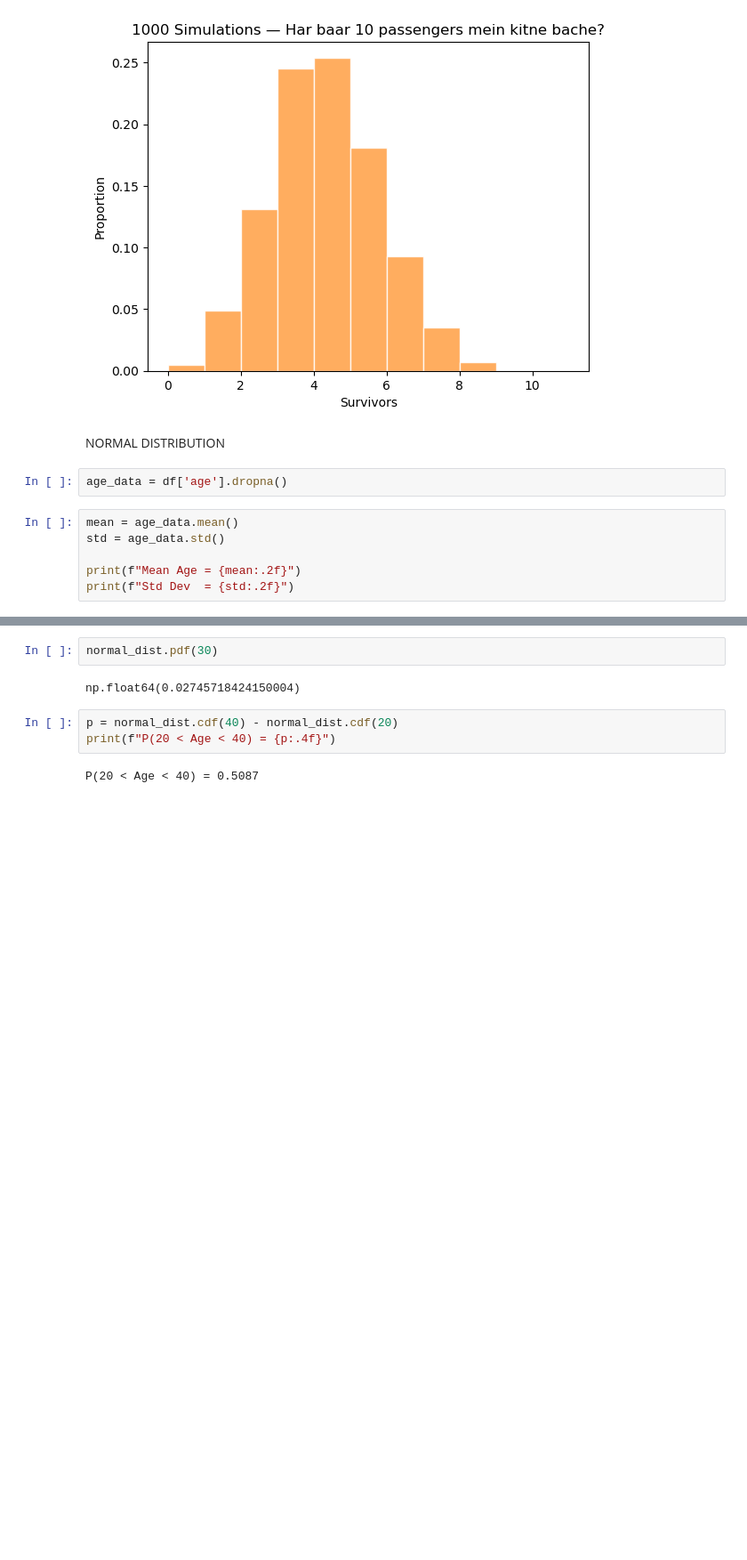
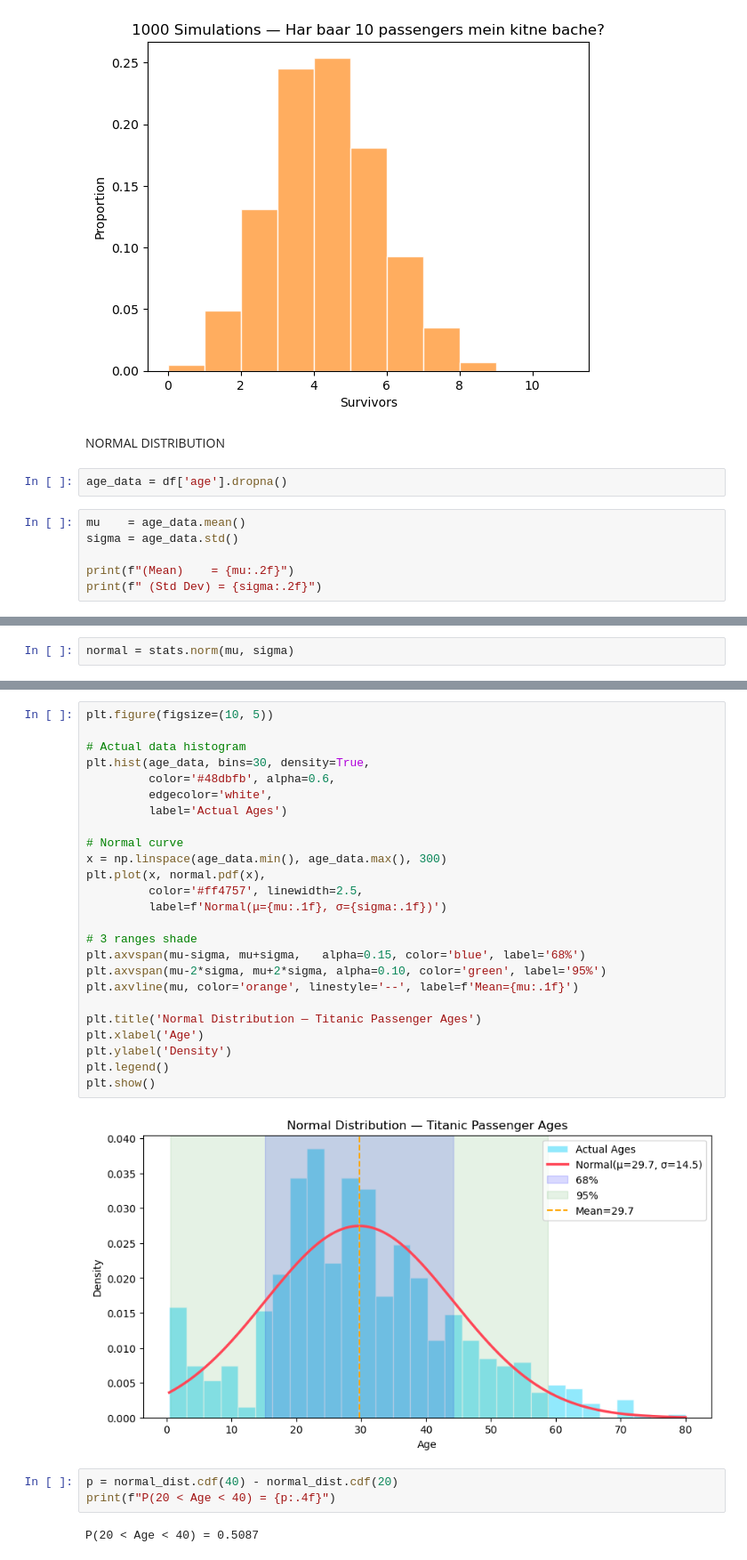
Before and after one commit to tashfeen786/AI-ML-BootCamp, a Jupyter notebook: NETSOL WORK/Week_4/TitanicDataset_to_Perform_ALL_Distributions.ipynb, the cells around one changed output, grey strips where cells are left out. Shown at 89% size. Drawn from its saved outputs; the diff is of its cells as text; blank space fills up the shorter version.

```diff
--- a/NETSOL WORK/Week_4/TitanicDataset_to_Perform_ALL_Distributions.ipynb
+++ b/NETSOL WORK/Week_4/TitanicDataset_to_Perform_ALL_Distributions.ipynb
@@ -196,9 +196,9 @@ NORMAL DISTRIBUTION
 # %%
 age_data = df['age'].dropna()
 # %%
-mean = age_data.mean()
-std = age_data.std()
+mu    = age_data.mean()
+sigma = age_data.std()
 
-print(f"Mean Age = {mean:.2f}")
-print(f"Std Dev  = {std:.2f}")
+print(f"(Mean)    = {mu:.2f}")
+print(f" (Std Dev) = {sigma:.2f}")
 # %% [output]
@@ -206,0 +207,2 @@ Std Dev  = 14.53
+# %%
+normal = stats.norm(mu, sigma)
@@ -211,7 +233,30 @@ normal_dist = norm(mean, std)
 # %%
-normal_dist.pdf(30)
+plt.figure(figsize=(10, 5))
+
+# Actual data histogram
+plt.hist(age_data, bins=30, density=True,
+         color='#48dbfb', alpha=0.6,
+         edgecolor='white',
+         label='Actual Ages')
+
+# Normal curve
+x = np.linspace(age_data.min(), age_data.max(), 300)
+plt.plot(x, normal.pdf(x),
+         color='#ff4757', linewidth=2.5,
+         label=f'Normal(μ={mu:.1f}, σ={sigma:.1f})')
+
+# 3 ranges shade
+plt.axvspan(mu-sigma, mu+sigma,   alpha=0.15, color='blue', label='68%')
+plt.axvspan(mu-2*sigma, mu+2*sigma, alpha=0.10, color='green', label='95%')
+plt.axvline(mu, color='orange', linestyle='--', label=f'Mean={mu:.1f}')
+
+plt.title('Normal Distribution — Titanic Passenger Ages')
+plt.xlabel('Age')
+plt.ylabel('Density')
+plt.legend()
+plt.show()
 # %% [output]
-np.float64(0.02745718424150004)
+[figure, added]
 # %%
 p = normal_dist.cdf(40) - normal_dist.cdf(20)
 print(f"P(20 < Age < 40) = {p:.4f}")
```
Also changed, not shown: parts of 3 cells of this notebook.
